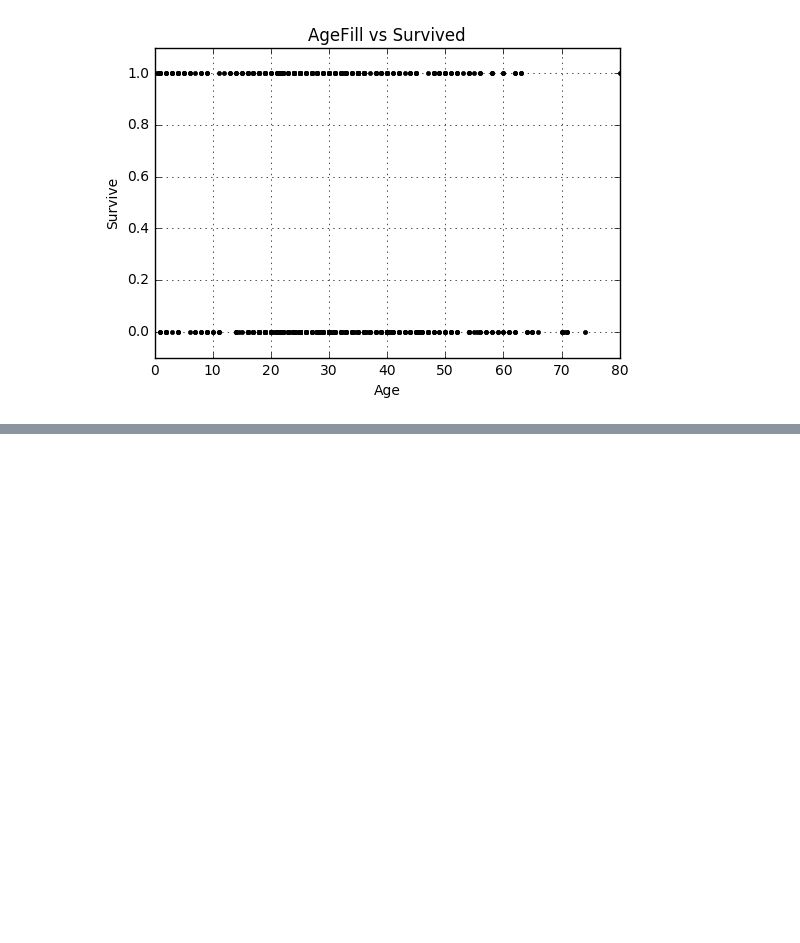
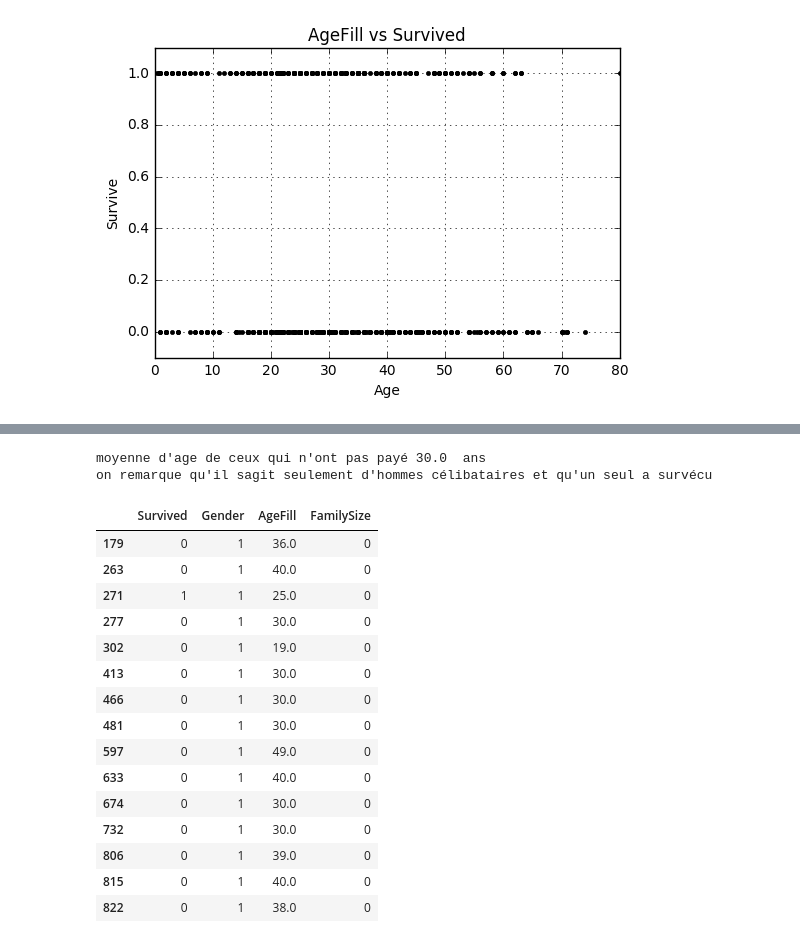
Before and after one commit to zackdu35/2016-2017, a Jupyter notebook: P1/pandas.ipynb, the cells around one changed output, grey strips where cells are left out. Saved outputs shown, nothing was run; the diff lists cells and outputs as text; code cells hidden in the pictures; blank space fills up the shorter version.

```diff
--- a/P1/pandas.ipynb
+++ b/P1/pandas.ipynb
@@ -571,0 +645,25 @@ P.show()
+# %%
+people_not_paid = train_data[train_data['Fare'] == 0][['Survived', 'Gender', 'AgeFill', 'FamilySize']]
+
+print("moyenne d'age de ceux qui n'ont pas payé", people_not_paid["AgeFill"].median()," ans")
+print("on remarque qu'il sagit seulement d'hommes célibataires et qu'un seul a survécu")
+people_not_paid
+# %% [output]
+moyenne d'age de ceux qui n'ont pas payé 30.0  ans
+on remarque qu'il sagit seulement d'hommes célibataires et qu'un seul a survécu
+|  | Survived | Gender | AgeFill | FamilySize |
+| 179 | 0 | 1 | 36.0 | 0 |
+| 263 | 0 | 1 | 40.0 | 0 |
+| 271 | 1 | 1 | 25.0 | 0 |
+| 277 | 0 | 1 | 30.0 | 0 |
+| 302 | 0 | 1 | 19.0 | 0 |
+| 413 | 0 | 1 | 30.0 | 0 |
+| 466 | 0 | 1 | 30.0 | 0 |
+| 481 | 0 | 1 | 30.0 | 0 |
+| 597 | 0 | 1 | 49.0 | 0 |
+| 633 | 0 | 1 | 40.0 | 0 |
+| 674 | 0 | 1 | 30.0 | 0 |
+| 732 | 0 | 1 | 30.0 | 0 |
+| 806 | 0 | 1 | 39.0 | 0 |
+| 815 | 0 | 1 | 40.0 | 0 |
+| 822 | 0 | 1 | 38.0 | 0 |
```
Also changed, not shown: parts of 9 cells of this notebook, 1 other file.
